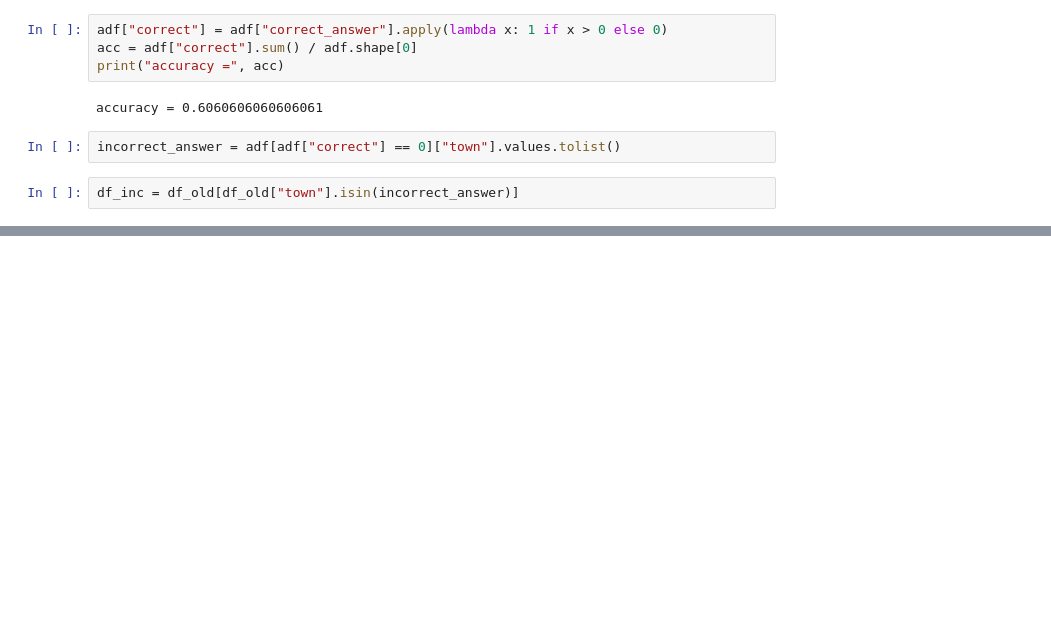
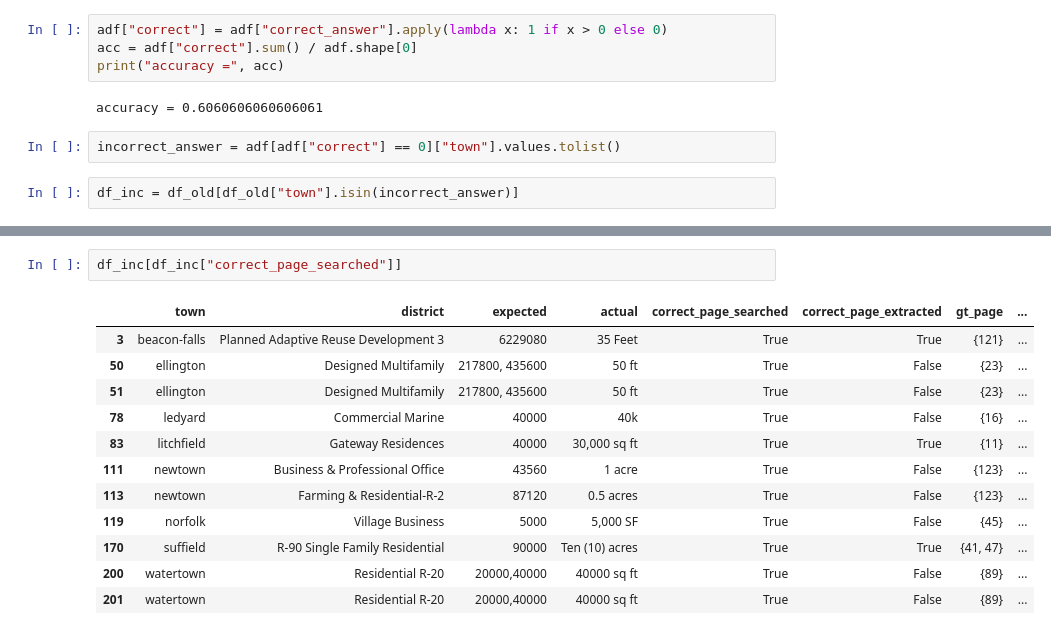
Before and after one commit to National-Zoning-Atlas/zoning-gpt, a Jupyter notebook: eeshakhanna/eval_diagnose.ipynb, the cells around one changed output, grey strips where cells are left out. Saved outputs shown, nothing was run; the diff lists cells and outputs as text; blank space fills up the shorter version.

Commit message:
search eval notebook

```diff
--- a/eeshakhanna/eval_diagnose.ipynb
+++ b/eeshakhanna/eval_diagnose.ipynb
@@ -94,0 +81,15 @@ df_inc.head(10)
+# %%
+df_inc[df_inc["correct_page_searched"]]
+# %% [output]
+|  | town | district | expected | actual | correct_page_searched | correct_page_extracted | gt_page | ... |
+| 3 | beacon-falls | Planned Adaptive Reuse Development 3 | 6229080 | 35 Feet | True | True | {121} | ... |
+| 50 | ellington | Designed Multifamily | 217800, 435600 | 50 ft | True | False | {23} | ... |
+| 51 | ellington | Designed Multifamily | 217800, 435600 | 50 ft | True | False | {23} | ... |
+| 78 | ledyard | Commercial Marine | 40000 | 40k | True | False | {16} | ... |
+| 83 | litchfield | Gateway Residences | 40000 | 30,000 sq ft | True | True | {11} | ... |
+| 111 | newtown | Business & Professional Office | 43560 | 1 acre | True | False | {123} | ... |
+| 113 | newtown | Farming & Residential-R-2 | 87120 | 0.5 acres | True | False | {123} | ... |
+| 119 | norfolk | Village Business | 5000 | 5,000 SF | True | False | {45} | ... |
+| 170 | suffield | R-90 Single Family Residential | 90000 | Ten (10) acres | True | True | {41, 47} | ... |
+| 200 | watertown | Residential R-20 | 20000,40000 | 40000 sq ft | True | False | {89} | ... |
+| 201 | watertown | Residential R-20 | 20000,40000 | 40000 sq ft | True | False | {89} | ... |
```
Also changed, not shown: parts of 9 cells of this notebook.
